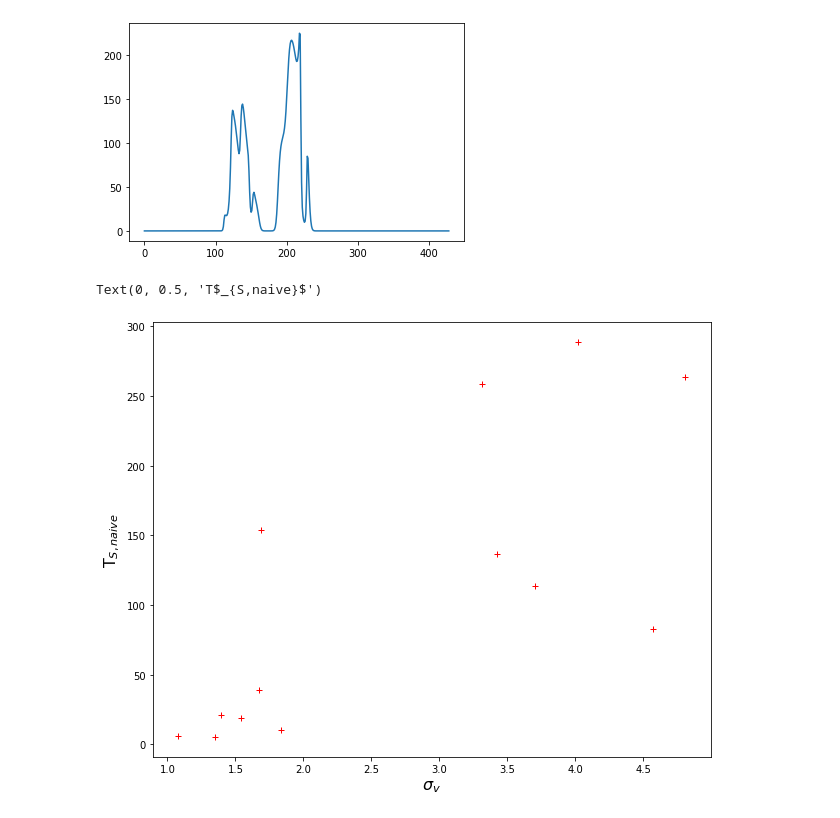
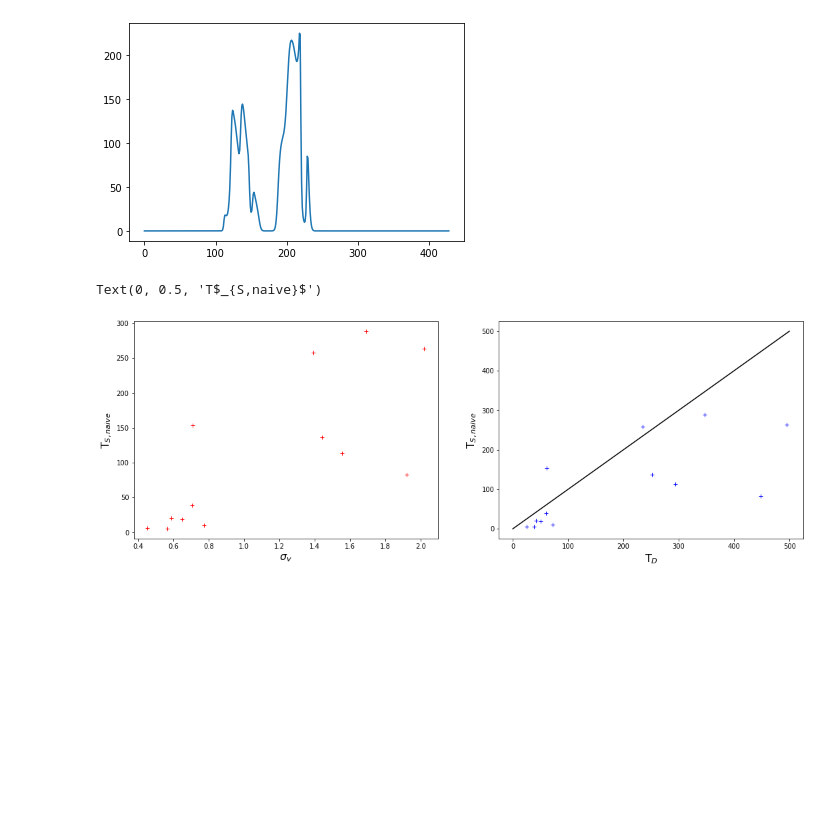
Before and after one commit to antoinemarchal/GASKAP, a Jupyter notebook: GASKAP_absorption.ipynb, the cells around one changed output. Cells and saved outputs as stored; diff of their text form; code cells hidden in the pictures; blank space fills up the shorter version.

```diff
--- a/GASKAP_absorption.ipynb
+++ b/GASKAP_absorption.ipynb
@@ -307,13 +307,23 @@ from astropy import constants as const
 m_h = 1.6737236e-27 #kg
 
 Ts_naive = params[0::3,0][idx_abs] / (1. - np.exp(-params[0::3,1][idx_abs]))
-TD = (params[2::3,0][idx_abs]*1.e3)**2. * m_h / const.k_B.value
+Ts_naive_full = params[0::3,0] / (1. - np.exp(-params[0::3,1]))
+TD = (params[2::3,0][idx_abs]*dv*1.e3)**2. * m_h / const.k_B.value
 # %%
-plt.figure(figsize=(10,8))
-plt.subplot(1,1,1)
-plt.plot(params[2::3,0][idx_abs], Ts_naive, "+r")
+plt.figure(figsize=(18,6))
+
+plt.subplot(1,2,1)
+#plt.plot(params[2::3,0]*dv, Ts_naive_full, "+b")
+plt.plot(params[2::3,0][idx_abs]*dv, Ts_naive, "+r")
 plt.xlabel(r"$\sigma_v$", fontsize=16)
 plt.ylabel(r"T$_{S,naive}$", fontsize=16)
+
+plt.subplot(1,2,2)
+#plt.plot(params[2::3,0]*dv, Ts_naive_full, "+b")
+plt.plot(TD, Ts_naive, "+b")
+plt.plot([0,500], [0,500], "-k")
+plt.xlabel(r"T$_D$", fontsize=16)
+plt.ylabel(r"T$_{S,naive}$", fontsize=16)
 # %% [output]
 Text(0, 0.5, 'T$_{S,naive}$')
-[figure, old version]
+[figure, new version]
```
